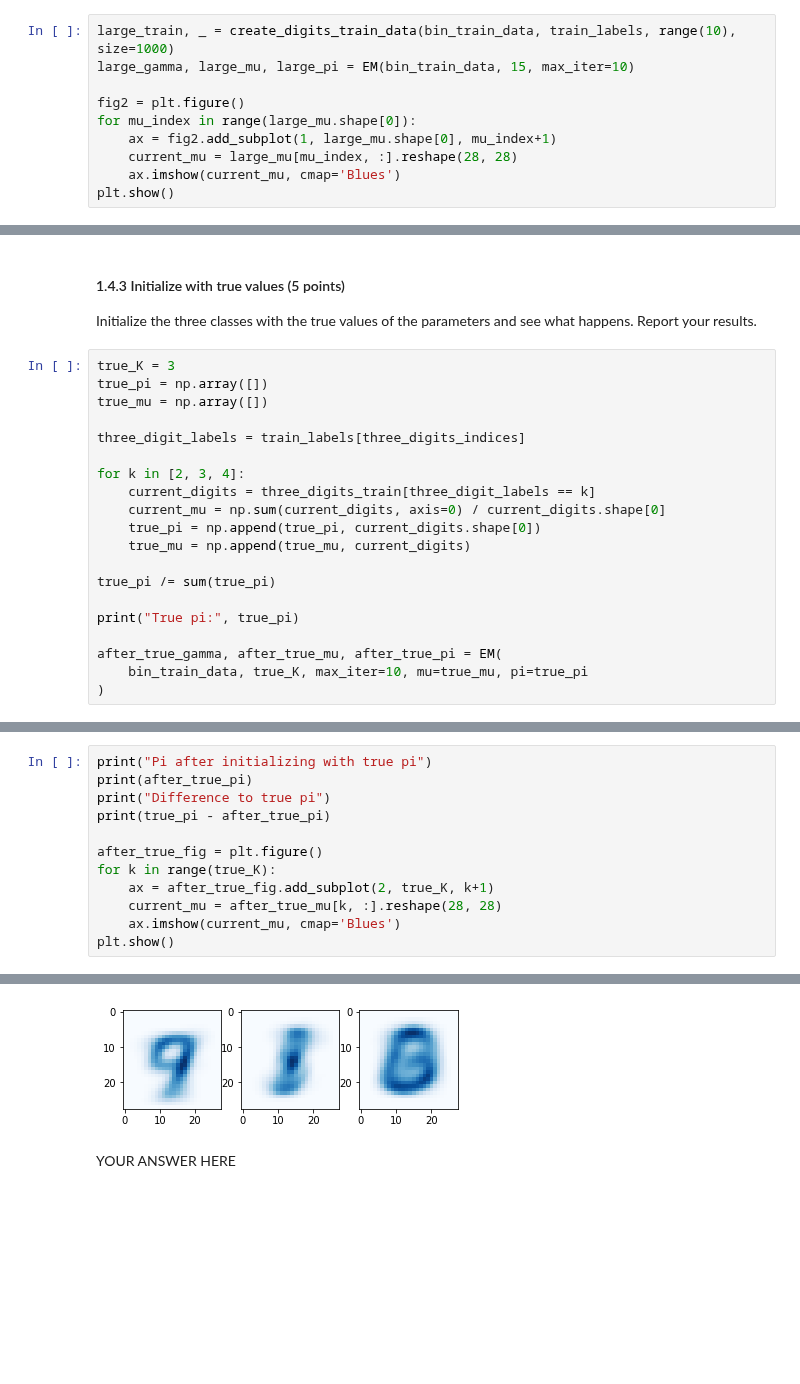
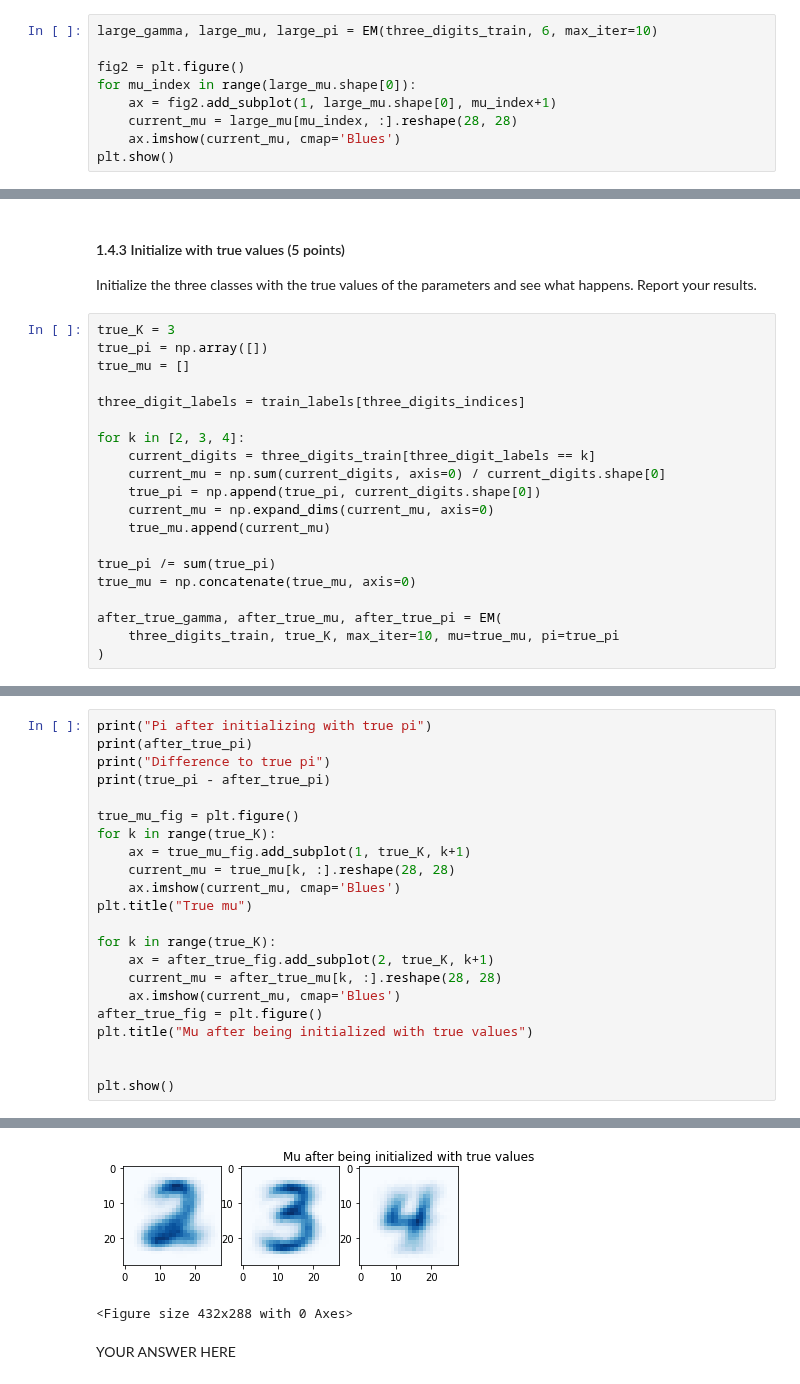
Before and after one commit to Kaleidophon/bayesian-buffalo, a Jupyter notebook: lab3/lab3.ipynb, the cells around one changed output, grey strips where cells are left out. Cells and saved outputs as stored; diff of their text form; blank space fills up the shorter version.

```diff
--- a/lab3/lab3.ipynb
+++ b/lab3/lab3.ipynb
@@ -319,8 +319,7 @@ Perform the follow-up experiments listed below using your implementation of the
 #### 1.4.1 Size of the latent space (5 points)
 Run EM with $K$ larger or smaller than the true number of classes. Describe your results.
 # %%
-large_train, _ = create_digits_train_data(bin_train_data, train_labels, range(10), size=1000)
-large_gamma, large_mu, large_pi = EM(bin_train_data, 15, max_iter=10)
+large_gamma, large_mu, large_pi = EM(three_digits_train, 6, max_iter=10)
 
 fig2 = plt.figure()
 for mu_index in range(large_mu.shape[0]):
@@ -453,7 +424,7 @@ Initialize the three classes with the true values of the parameters and see what
 # %%
 true_K = 3
 true_pi = np.array([])
-true_mu = np.array([])
+true_mu = []
 
 three_digit_labels = train_labels[three_digits_indices]
 
@@ -461,13 +432,13 @@ for k in [2, 3, 4]:
     current_digits = three_digits_train[three_digit_labels == k]
     current_mu = np.sum(current_digits, axis=0) / current_digits.shape[0]
     true_pi = np.append(true_pi, current_digits.shape[0])
-    true_mu = np.append(true_mu, current_digits)
+    current_mu = np.expand_dims(current_mu, axis=0)
+    true_mu.append(current_mu)
 
 true_pi /= sum(true_pi)
-
-print("True pi:", true_pi)
+true_mu = np.concatenate(true_mu, axis=0)
 
 after_true_gamma, after_true_mu, after_true_pi = EM(
-    bin_train_data, true_K, max_iter=10, mu=true_mu, pi=true_pi
+    three_digits_train, true_K, max_iter=10, mu=true_mu, pi=true_pi
 )
 # %% [output]
@@ -481,11 +465,21 @@ print(after_true_pi)
 print("Difference to true pi")
 print(true_pi - after_true_pi)
 
-after_true_fig = plt.figure()
+true_mu_fig = plt.figure()
+for k in range(true_K):
+    ax = true_mu_fig.add_subplot(1, true_K, k+1)
+    current_mu = true_mu[k, :].reshape(28, 28)
+    ax.imshow(current_mu, cmap='Blues')
+plt.title("True mu")
+
 for k in range(true_K):
     ax = after_true_fig.add_subplot(2, true_K, k+1)
     current_mu = after_true_mu[k, :].reshape(28, 28)
     ax.imshow(current_mu, cmap='Blues')
+after_true_fig = plt.figure()
+plt.title("Mu after being initialized with true values")
+
+
 plt.show()
 # %% [output]
 Pi after initializing with true pi
@@ -495,4 +489,5 @@ Difference to true pi
-[figure, old version]
+[figure, new version]
+<Figure size 432x288 with 0 Axes>
 # %% [markdown]
 YOUR ANSWER HERE
 # %% [markdown]
```
Also changed, not shown: parts of 9 cells of this notebook.
